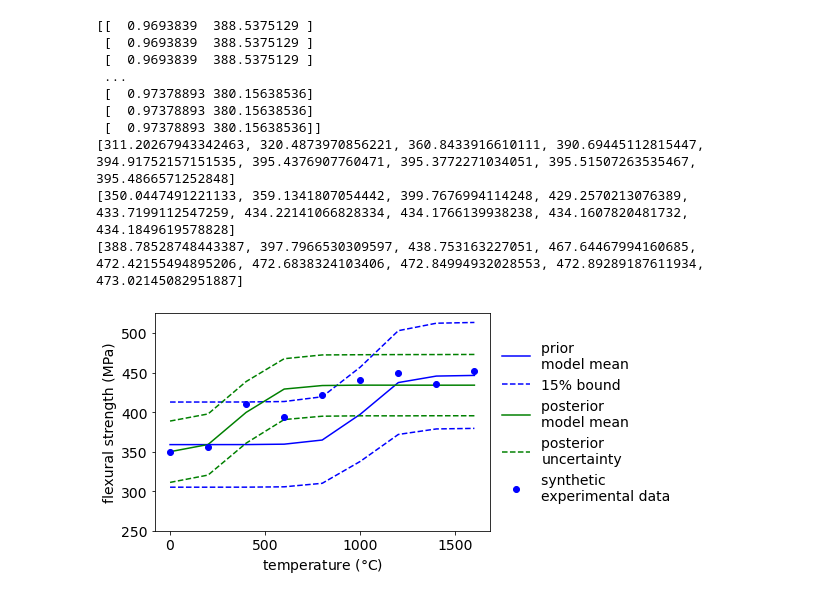
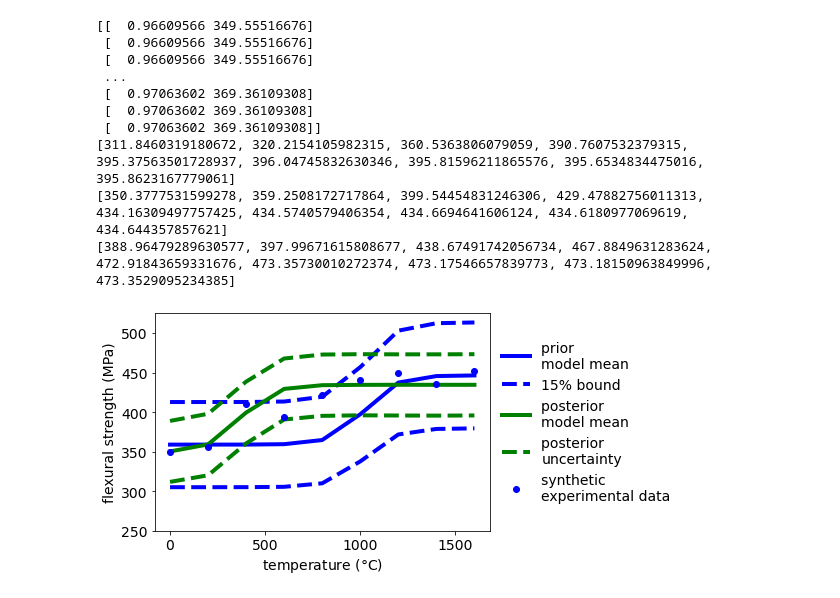
Before and after one commit to ChenReaction/managing_uncertainty, a Jupyter notebook: Bayes_flex_strength_two_param_20220921.ipynb, the cells around one changed output. Saved outputs shown, nothing was run; the diff lists cells and outputs as text; code cells hidden in the pictures.

```diff
--- a/Bayes_flex_strength_two_param_20220921.ipynb
+++ b/Bayes_flex_strength_two_param_20220921.ipynb
@@ -134,49 +134,49 @@ for temp in T:
     #print(FS_temp_total.shape)
     #print(FS_temp_total_sorted)
     #print(int(np.round(0.05*len(FS_temp))))
     #print(int(np.round(0.95*len(FS_temp))))
     #print(int(np.round(0.5*len(FS_temp))))
     FS_lower_bound.append(FS_temp_total_sorted[int(np.round(0.005*len(FS_temp))),0])
     FS_upper_bound.append(FS_temp_total_sorted[int(np.round(0.995*len(FS_temp))),0])
     FS_mean.append(FS_temp_total_sorted[int(np.round(0.5*len(FS_temp))),0])
 #print(samples)
 print(FS_lower_bound)
 print(FS_mean)
 print(FS_upper_bound)
 
 synth_exp = np.array([349.95490152, 355.89666548, 410.05829427, 393.77353699, 421.84752866,
                           441.0380559, 448.98198769, 435.41553941, 451.91814983])
 
 FS = 359+87.6/(1+np.exp(-0.012*(T-1020.67)))
 FS_upper_15_percent = 1.15*359+1.15*87.6/(1+np.exp(-0.012*(T-1020.67)))
 FS_lower_15_percent = 0.85*359+0.85*87.6/(1+np.exp(-0.012*(T-1020.67)))
 
-plt.plot(T,FS,'b',label = 'prior \nmodel mean')
-plt.plot(T,FS_upper_15_percent,'b--', label = '15% bound')
-plt.plot(T,FS_lower_15_percent,'b--')
-plt.plot(T,FS_mean,'g',label = 'posterior \nmodel mean')
-plt.plot(T,FS_upper_bound,'g--', label = 'posterior \nuncertainty')
-plt.plot(T,FS_lower_bound,'g--')
+plt.plot(T,FS,'b',linewidth=4,label = 'prior \nmodel mean')
+plt.plot(T,FS_upper_15_percent,'b--',linewidth=4, label = '15% bound')
+plt.plot(T,FS_lower_15_percent,'b--',linewidth=4)
+plt.plot(T,FS_mean,'g',linewidth=4,label = 'posterior \nmodel mean')
+plt.plot(T,FS_upper_bound,'g--',linewidth=4, label = 'posterior \nuncertainty')
+plt.plot(T,FS_lower_bound,'g--',linewidth=4)
 plt.plot(T,synth_exp,'bo',label = 'synthetic \nexperimental data') #standard deviation 20 MPa
 plt.ylim([250,525])
 # Put a legend to the right of the current axis
 plt.legend(loc='center left', bbox_to_anchor=(1, 0.5),frameon=False)
 #plt.legend(loc='upper left')
 plt.ylabel(r'flexural strength (MPa)')
 plt.xlabel(r'temperature ($\degree$C)')
 plt.savefig('Bayes_flexural_strength_shifted_left.png',dpi=300,bbox_inches='tight')
 # %% [output]
-[[  0.9693839  388.5375129 ]
- [  0.9693839  388.5375129 ]
- [  0.9693839  388.5375129 ]
+[[  0.96609566 349.55516676]
+ [  0.96609566 349.55516676]
+ [  0.96609566 349.55516676]
  ...
- [  0.97378893 380.15638536]
- [  0.97378893 380.15638536]
- [  0.97378893 380.15638536]]
-[311.20267943342463, 320.4873970856221, 360.8433916610111, 390.69445112815447, 394.91752157151535, 395.4376907760471, 395.3772271034051, 395.51507263535467, 395.4866571252848]
-[350.0447491221133, 359.1341807054442, 399.7676994114248, 429.2570213076389, 433.7199112547259, 434.22141066828334, 434.1766139938238, 434.1607820481732, 434.1849619578828]
-[388.78528748443387, 397.7966530309597, 438.753163227051, 467.64467994160685, 472.42155494895206, 472.6838324103406, 472.84994932028553, 472.89289187611934, 473.02145082951887]
+ [  0.97063602 369.36109308]
+ [  0.97063602 369.36109308]
+ [  0.97063602 369.36109308]]
+[311.8460319180672, 320.2154105982315, 360.5363806079059, 390.7607532379315, 395.37563501728937, 396.04745832630346, 395.81596211865576, 395.6534834475016, 395.8623167779061]
+[350.3777531599278, 359.2508172717864, 399.54454831246306, 429.47882756011313, 434.16309497757425, 434.5740579406354, 434.6694641606124, 434.6180977069619, 434.644357857621]
+[388.96479289630577, 397.99671615808677, 438.67491742056734, 467.8849631283624, 472.91843659331676, 473.35730010272374, 473.17546657839773, 473.18150963849996, 473.3529095234385]
-[figure, old version]
+[figure, new version]
 # %%
 FS_upper_bound = np.array(FS_upper_bound)
 FS_mean = np.array(FS_mean)
```
Also changed, not shown: parts of 3 cells of this notebook, 15 other files.
